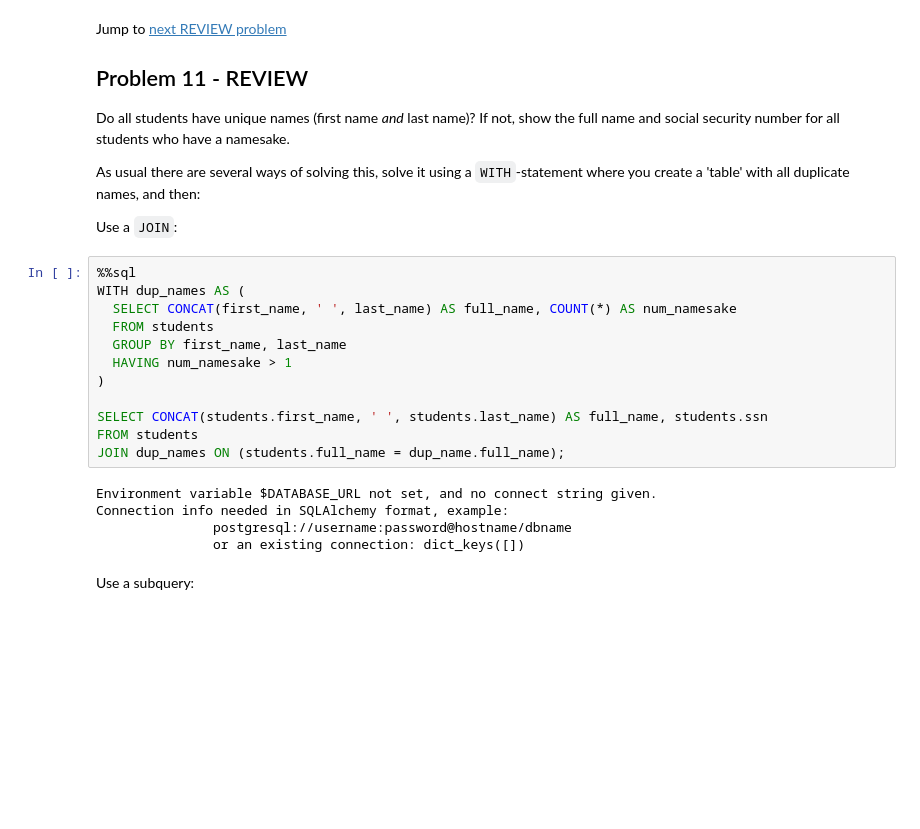
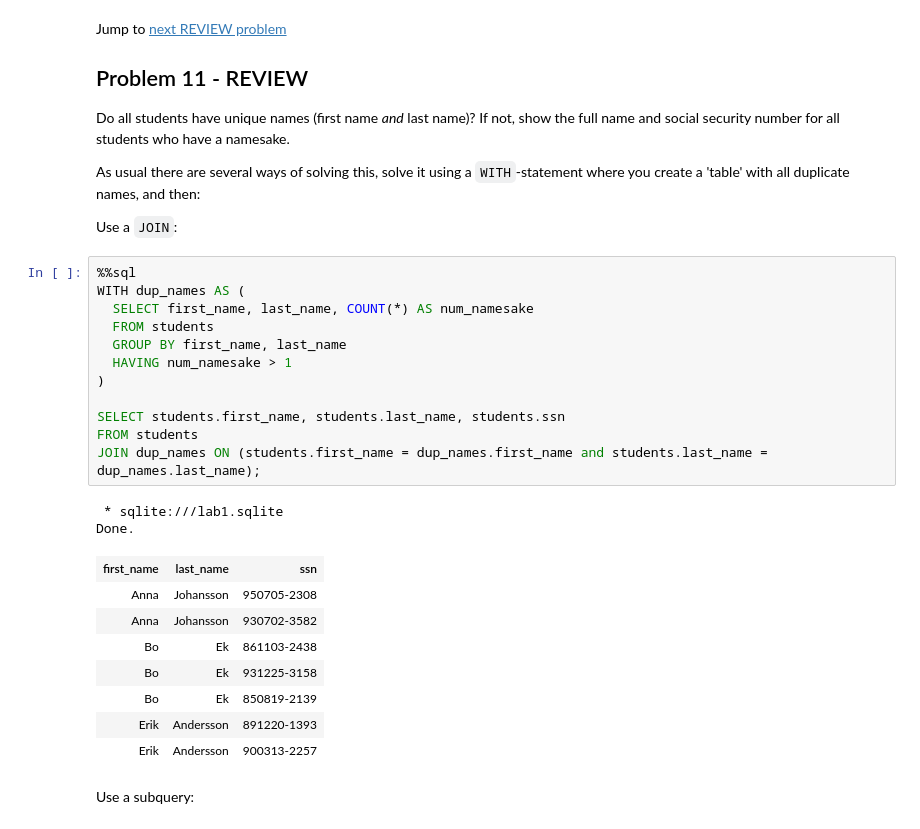
Before and after one commit to sergioferniza/edaf75, a Jupyter notebook: lab01/lab01/lab1.ipynb, the cells around one changed output. Drawn from its saved outputs; the diff is of its cells as text; blank space fills up the shorter version.

```diff
--- a/lab01/lab01/lab1.ipynb
+++ b/lab01/lab01/lab1.ipynb
@@ -615,20 +799,26 @@ Use a `JOIN`:
 # %%
 %%sql
 WITH dup_names AS (
-  SELECT CONCAT(first_name, ' ', last_name) AS full_name, COUNT(*) AS num_namesake
+  SELECT first_name, last_name, COUNT(*) AS num_namesake
   FROM students
   GROUP BY first_name, last_name
   HAVING num_namesake > 1
 )
 
-SELECT CONCAT(students.first_name, ' ', students.last_name) AS full_name, students.ssn
+SELECT students.first_name, students.last_name, students.ssn
 FROM students
-JOIN dup_names ON (students.full_name = dup_name.full_name);
+JOIN dup_names ON (students.first_name = dup_names.first_name and students.last_name = dup_names.last_name);
 # %% [output]
-Environment variable $DATABASE_URL not set, and no connect string given.
-Connection info needed in SQLAlchemy format, example:
-               postgresql://username:password@hostname/dbname
-               or an existing connection: dict_keys([])
+ * sqlite:///lab1.sqlite
+Done.
+| first_name | last_name | ssn |
+| Anna | Johansson | 950705-2308 |
+| Anna | Johansson | 930702-3582 |
+| Bo | Ek | 861103-2438 |
+| Bo | Ek | 931225-3158 |
+| Bo | Ek | 850819-2139 |
+| Erik | Andersson | 891220-1393 |
+| Erik | Andersson | 900313-2257 |
 # %% [markdown]
 Use a subquery:
 # %%
```
Also changed, not shown: parts of 29 cells of this notebook, 3 other files.
